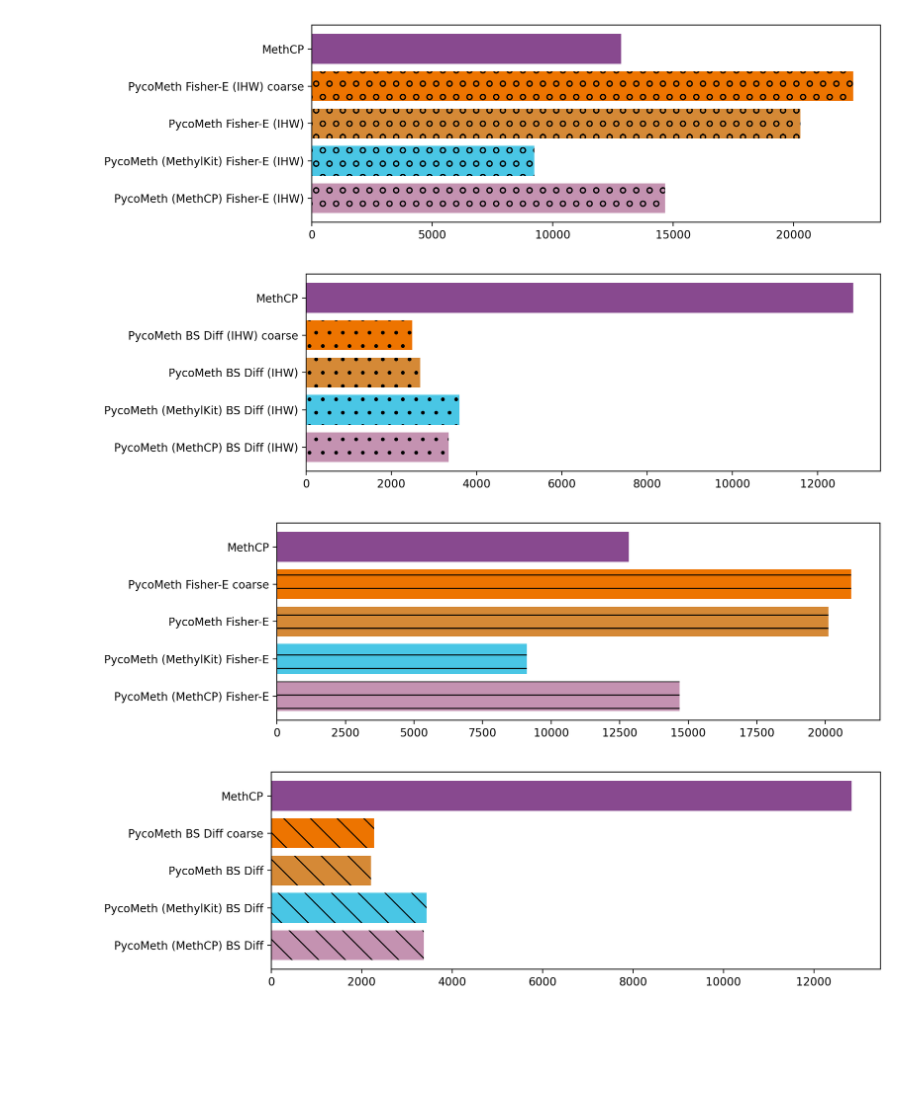
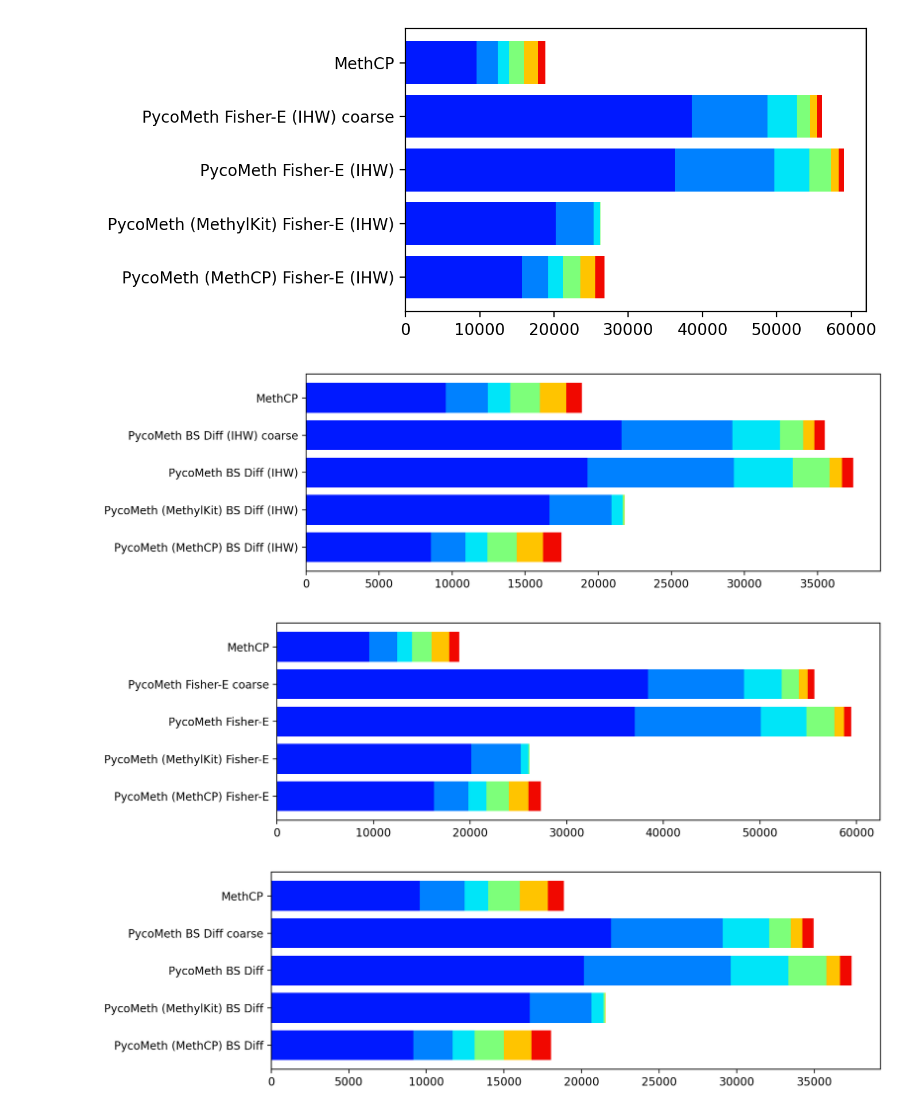
Before and after one commit to snajder-r/benchmark_meth5, a Jupyter notebook: notebooks/evaluate_giab_asm_results.ipynb, the cells around one changed output. Drawn from its saved outputs; the diff is of its cells as text; code cells hidden in the pictures; blank space fills up the shorter version.

Commit message:
Working on results for paper revision

```diff
--- a/notebooks/evaluate_giab_asm_results.ipynb
+++ b/notebooks/evaluate_giab_asm_results.ipynb
@@ -21,7 +22,7 @@ pa = PlotArchiver("simulation", headless=False, config={"plot_archive_dir": "/ho
 reference_cpgs = ReferenceCpGs(module_config.reference)
 m5_path = module_config.meth5_template_file.format(sample="HG002")
 results_cache_file = "/home/r933r/data/projects/nanopore/pycometh_benchmark/pycometh/asm/all_results_cache.pkl"
-load_from_cache=True
+load_from_cache=False
 # %%
 def get_result_file(caller, segmentation=None, test=None, ihw=False, segments_per_window=None, window_size=None):
     basedir = Path("/home/r933r/data/projects/nanopore/pycometh_benchmark/")
@@ -51,16 +52,9 @@ def get_all_result_files():
                     yield {"key": name, "caller": "pycometh", "file": get_result_file("pycometh", segmentation, test, ihw, 20, 300)}
                 else:
                     yield {"key": name, "caller": "pycometh", "file": get_result_file("pycometh", segmentation, test, ihw)}
-
-if load_from_cache:
-    with open(results_cache_file, "rb") as f:
-        results = pickle.load(f)
-else:
-    results = Results(reference_cpgs, m5_path, include_chroms={"21"})
-
-for res_config in get_all_result_files():
-    if res_config["key"] not in results.segments:
-        results.load_segments(**res_config)
-
-with open(results_cache_file, "bw") as f:
-    pickle.dump(results, f)
+# %%
+if load_from_cache:
+    with open(results_cache_file, "rb") as f:
+        results = pickle.load(f)
+else:
+    results = Results(reference_cpgs, m5_path, include_chroms={"20"})
@@ -99,4 +138,17 @@ for key in results.segments:
             results.patterns[key] = "-"
     else:
         results.patterns[key] = ""
+# %%
+def plot_bar_diffmetcolored(x, key, diffmet_thresholds = [0.2, 0.3, 0.4, 0.6, 0.8, 1.0], cmap="jet"):
+    cmap = matplotlib.cm.get_cmap(cmap)
+    last_thres = 0.1
+    left = 0
+    segments = results.segments[key]
+    for thres in diffmet_thresholds:
+        color = cmap((thres+last_thres)/2)
+        idx = segments["diffmet"].map(lambda x: last_thres < abs(x) <= thres)
+        n = get_num_dmr_cpgs(key, additional_index=idx)
+        plt.barh(x, n, left=left, color=color)
+        left += n
+        last_thres = thres
 # %%
@@ -112,43 +166,43 @@ def get_num_dmr_cpgs(key, **kwargs):
 # %%
 with pa.open_multipage_pdf("asm_hg002_fisher_ihw"):
     tools = ["MethCP", 'PycoMeth Fisher-E (IHW) coarse', 'PycoMeth Fisher-E (IHW)', 'PycoMeth (MethylKit) Fisher-E (IHW)', 'PycoMeth (MethCP) Fisher-E (IHW)'][::-1]
-    pa.figure(figsize=(10, 3))
+    pa.figure(figsize=(7, 3))
     for i, tool in enumerate(tools):
-        plt.barh(i, get_num_dmr_cpgs(tool), color = results.colors[tool], hatch=results.patterns[tool])
+        plot_bar_diffmetcolored(i, tool)
     plt.yticks(np.arange(0, len(tools), 1), tools)
     pa.saveandshow()
 # %% [output]
-[figure, old version]
+[figure, new version]
 # %%
 with pa.open_multipage_pdf("asm_hg002_bs_diff_ihw"):
     tools = ["MethCP", 'PycoMeth BS Diff (IHW) coarse', 'PycoMeth BS Diff (IHW)', 'PycoMeth (MethylKit) BS Diff (IHW)', 'PycoMeth (MethCP) BS Diff (IHW)'][::-1]
     pa.figure(figsize=(10, 3))
     for i, tool in enumerate(tools):
-        plt.barh(i, get_num_dmr_cpgs(tool), color = results.colors[tool], hatch=results.patterns[tool])
+        plot_bar_diffmetcolored(i, tool)
     plt.yticks(np.arange(0, len(tools), 1), tools)
     pa.saveandshow()
 # %% [output]
-[figure, old version]
+[figure, new version]
 # %%
 with pa.open_multipage_pdf("asm_hg002_fisher"):
     tools = ["MethCP", 'PycoMeth Fisher-E coarse', 'PycoMeth Fisher-E', 'PycoMeth (MethylKit) Fisher-E', 'PycoMeth (MethCP) Fisher-E'][::-1]
     pa.figure(figsize=(10, 3))
     for i, tool in enumerate(tools):
-        plt.barh(i, get_num_dmr_cpgs(tool), color = results.colors[tool], hatch=results.patterns[tool])
+        plot_bar_diffmetcolored(i, tool)
     plt.yticks(np.arange(0, len(tools), 1), tools)
     pa.saveandshow()
 # %% [output]
-[figure, old version]
+[figure, new version]
 # %%
 with pa.open_multipage_pdf("asm_hg002_bs_diff"):
     tools = ["MethCP", 'PycoMeth BS Diff coarse', 'PycoMeth BS Diff', 'PycoMeth (MethylKit) BS Diff', 'PycoMeth (MethCP) BS Diff'][::-1]
     pa.figure(figsize=(10, 3))
     for i, tool in enumerate(tools):
-        plt.barh(i, get_num_dmr_cpgs(tool), color = results.colors[tool], hatch=results.patterns[tool])
+        plot_bar_diffmetcolored(i, tool)
     plt.yticks(np.arange(0, len(tools), 1), tools)
     pa.saveandshow()
 # %% [output]
-[figure, old version]
+[figure, new version]
 # %%
 with pa.open_multipage_pdf("asm_hg002_llr_diff_ihw"):
     tools = ["MethCP", 'PycoMeth LLR-Diff (IHW) coarse', 'PycoMeth LLR-Diff (IHW)', 'PycoMeth (MethylKit) LLR-Diff (IHW)', 'PycoMeth (MethCP) LLR-Diff (IHW)'][::-1]
```
Also changed, not shown: parts of 9 cells of this notebook, 2 other files.
